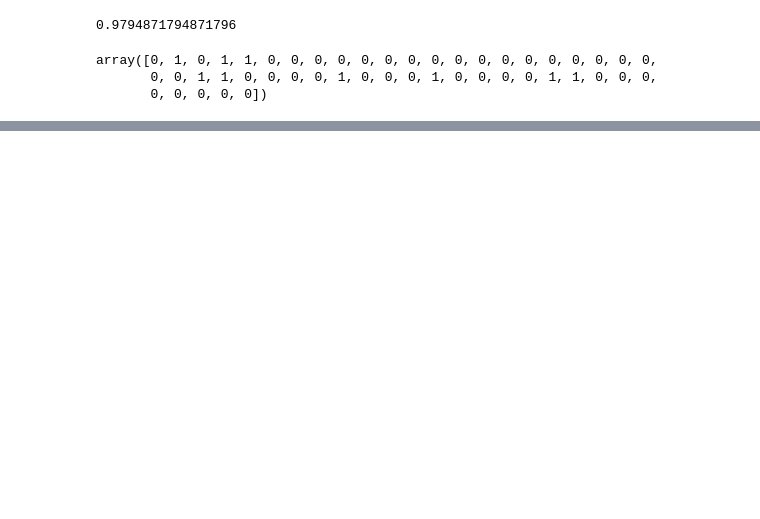
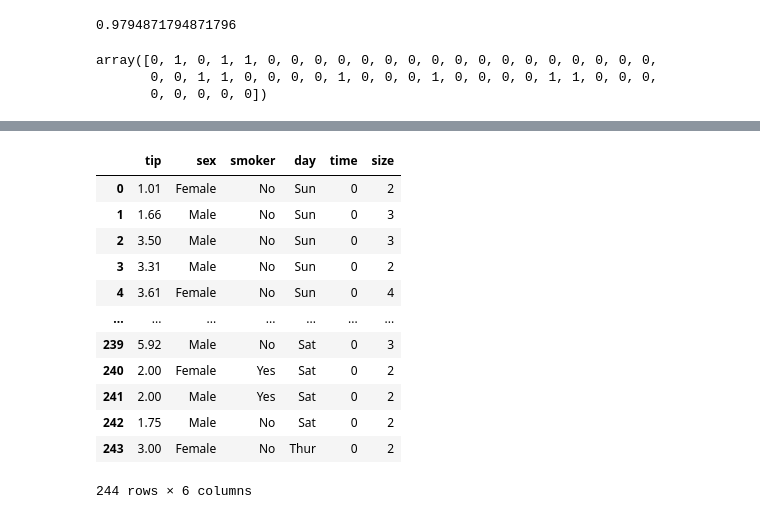
Before and after one commit to anshgupta1903/Ensemble_Techniques, a Jupyter notebook: Multiple_model_training_Pipeline_ColumnTransformer.ipynb, the cells around one changed output, grey strips where cells are left out. Saved outputs shown, nothing was run; the diff lists cells and outputs as text; code cells hidden in the pictures; blank space fills up the shorter version.

```diff
--- a/Multiple_model_training_Pipeline_ColumnTransformer.ipynb
+++ b/Multiple_model_training_Pipeline_ColumnTransformer.ipynb
@@ -306,0 +327,19 @@ array([0, 1, 0, 1, 1, 0, 0, 0, 0, 0, 0, 0, 0, 0, 0, 0, 0, 0, 0, 0, 0, 0,
+# %%
+X = df.drop('total_bill',axis = 1)
+y = df.total_bill
+# %%
+X
+# %% [output]
+|  | tip | sex | smoker | day | time | size |
+| 0 | 1.01 | Female | No | Sun | 0 | 2 |
+| 1 | 1.66 | Male | No | Sun | 0 | 3 |
+| 2 | 3.50 | Male | No | Sun | 0 | 3 |
+| 3 | 3.31 | Male | No | Sun | 0 | 2 |
+| 4 | 3.61 | Female | No | Sun | 0 | 4 |
+| ... | ... | ... | ... | ... | ... | ... |
+| 239 | 5.92 | Male | No | Sat | 0 | 3 |
+| 240 | 2.00 | Female | Yes | Sat | 0 | 2 |
+| 241 | 2.00 | Male | Yes | Sat | 0 | 2 |
+| 242 | 1.75 | Male | No | Sat | 0 | 2 |
+| 243 | 3.00 | Female | No | Thur | 0 | 2 |
+244 rows × 6 columns
```
Also changed, not shown: parts of 22 cells of this notebook, 1 other file.
